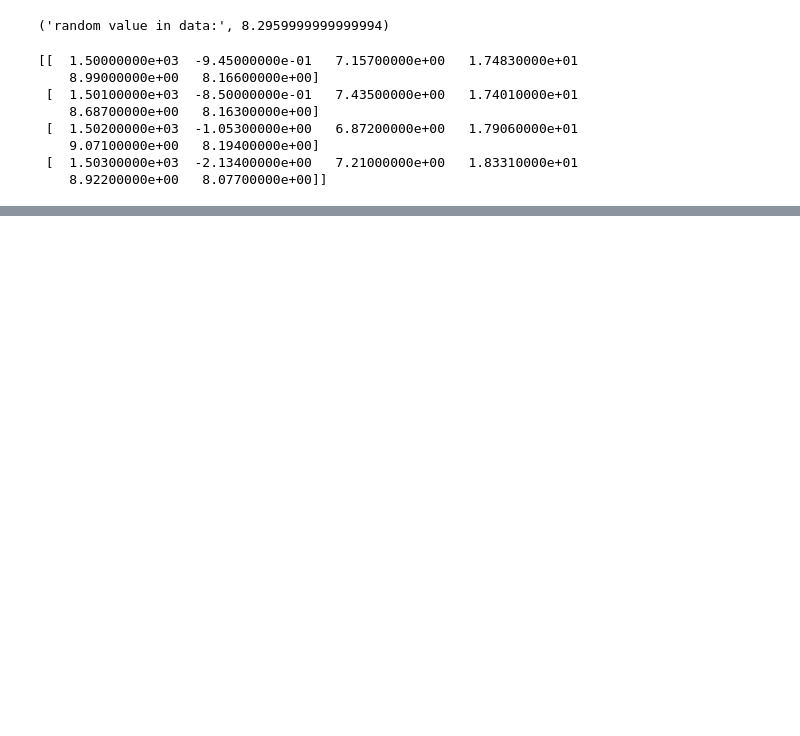
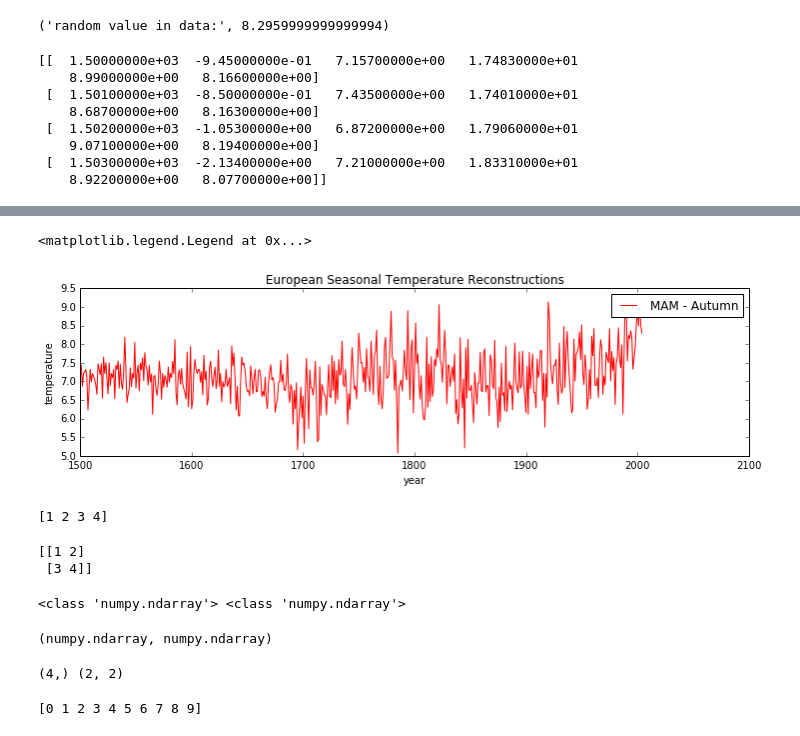
Before and after one commit to dansand/Python, a Jupyter notebook: notebooks/book/numpy.ipynb, the cells around one changed output, grey strips where cells are left out. Cells and saved outputs as stored; diff of their text form; code cells hidden in the pictures; blank space fills up the shorter version.

```diff
--- a/notebooks/book/numpy.ipynb
+++ b/notebooks/book/numpy.ipynb
@@ -87,0 +87,42 @@ print(data[5:10, 0:5])
+# %%
+fig, axes = plt.subplots(figsize=(12,3)) #use the subplots axis layout managers in matplotlib.
+
+axes.plot(data[:,0], data[:,2], 'r', label = 'MAM - Autumn')
+
+axes.set_xlabel('year')
+axes.set_ylabel('temperature')
+axes.set_title('European Seasonal Temperature Reconstructions')
+
+axes.legend()
+# %% [output]
+<matplotlib.legend.Legend at 0x...>
+[figure, added]
+# %%
+v = np.array([1,2,3,4])
+
+print(v)
+# %% [output]
+[1 2 3 4]
+# %%
+M = array([[1, 2], [3, 4]])
+print(M)
+# %% [output]
+[[1 2]
+ [3 4]]
+# %%
+print(type(v), type(M))
+# %% [output]
+<class 'numpy.ndarray'> <class 'numpy.ndarray'>
+# %%
+type(v), type(M)
+# %% [output]
+(numpy.ndarray, numpy.ndarray)
+# %%
+print(v.shape, M.shape)
+# %% [output]
+(4,) (2, 2)
+# %%
+x = np.arange(0, 10, 1) # arguments: start, stop, step
+print(x)
+# %% [output]
+[0 1 2 3 4 5 6 7 8 9]
```
Also changed, not shown: parts of 91 cells of this notebook.
